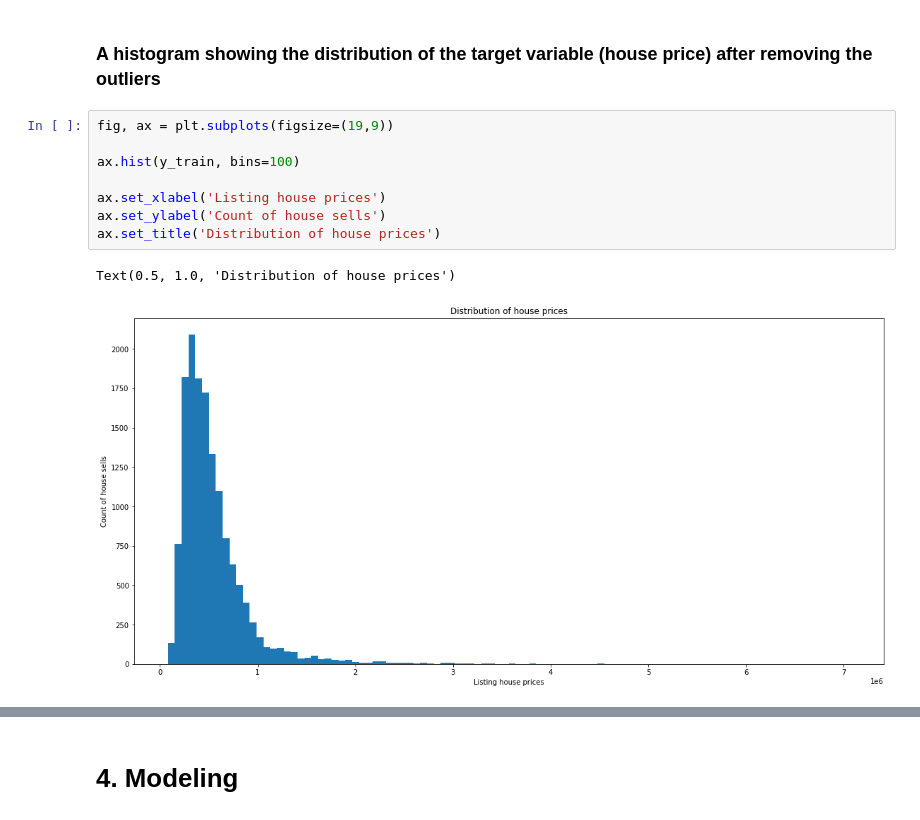
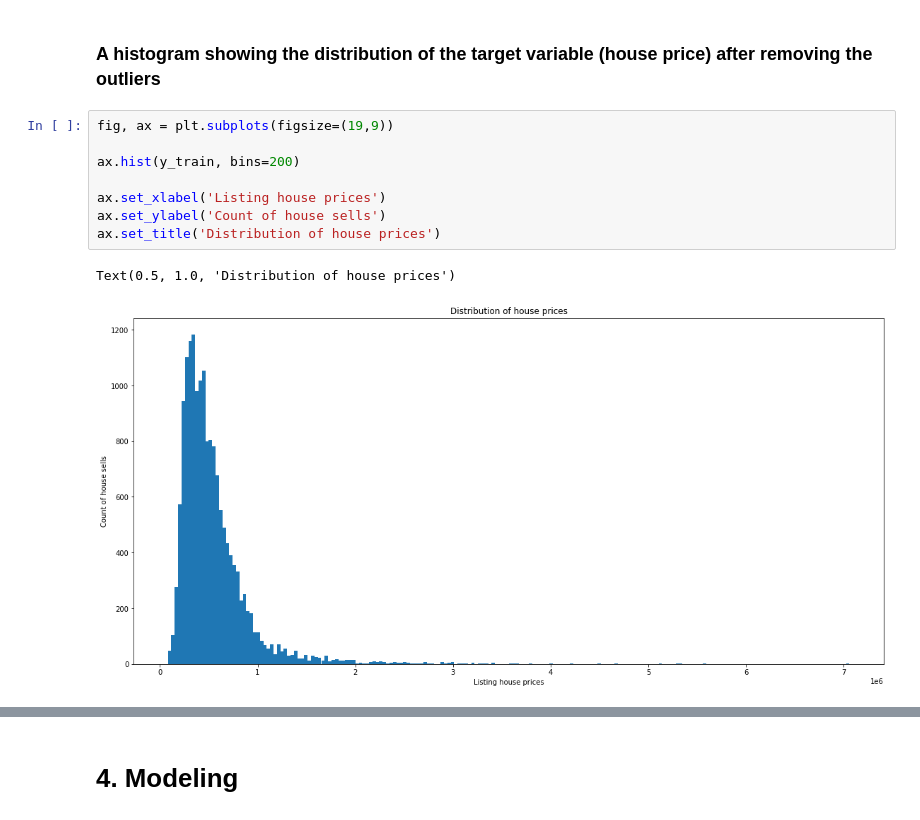
Before and after one commit to IainMosima/Moringa-Phase2, a Jupyter notebook: iain.ipynb, the cells around one changed output, grey strips where cells are left out. Saved outputs shown, nothing was run; the diff lists cells and outputs as text.

```diff
--- a/iain.ipynb
+++ b/iain.ipynb
@@ -278,11 +468,11 @@ len(y_Train)
 # %%
 fig, ax = plt.subplots(figsize=(19,9))
 
-ax.hist(y_train, bins=100)
+ax.hist(y_train, bins=200)
 
 ax.set_xlabel('Listing house prices')
 ax.set_ylabel('Count of house sells')
 ax.set_title('Distribution of house prices')
 # %% [output]
 Text(0.5, 1.0, 'Distribution of house prices')
-[figure, old version]
+[figure, new version]
```
Also changed, not shown: parts of 76 cells of this notebook.
